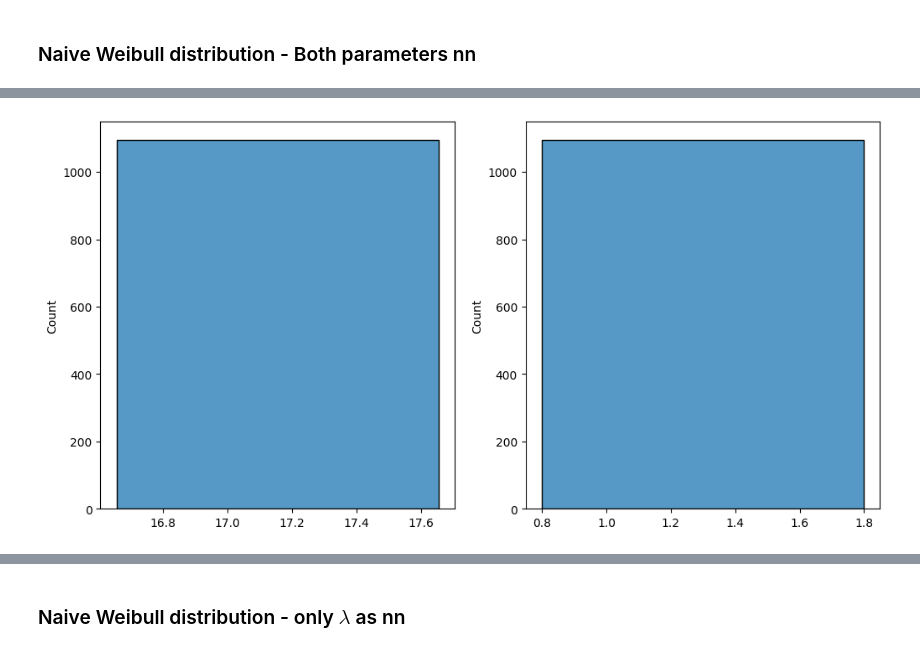
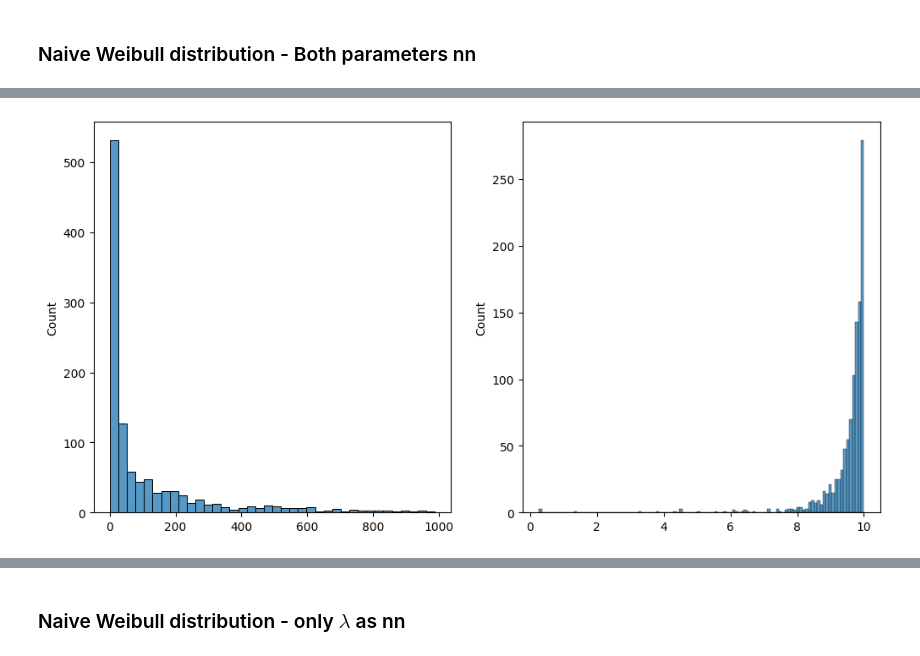
Before and after one commit to nhilariosilva/thetaflow_method_paper, a Jupyter notebook: TCGA-BRCA/TCGA-BRCA.ipynb, the cells around one changed output, grey strips where cells are left out. Saved outputs shown, nothing was run; the diff lists cells and outputs as text; code cells hidden in the pictures.

```diff
--- a/TCGA-BRCA/TCGA-BRCA.ipynb
+++ b/TCGA-BRCA/TCGA-BRCA.ipynb
@@ -106,14 +111,15 @@ def lam_link_inv(x):
     x_shifted = x - 1e-4
     return tf.math.log(x_shifted / (1000.0 - x_shifted))
 
+weibull_parameters = {
+    "lam": {"link": lam_link, "link_inv": lam_link_inv, "par_type": "nn", "shape": 1, "init": 1.0}, # scale
+    "rho": {"link": rho_link, "link_inv": rho_link_inv, "par_type": "nn", "shape": 1, "init": 1.0} # shape
+}
+
 # POSSIBLY I SHOULD BE CONSIDERING RHO TO BE A GLOBAL CONSTANT!!!
-weibull_parameters = {
-    "lam": {"link": tf.math.exp, "link_inv": tf.math.log, "par_type": "nn", "shape": 1, "init": 1.0}, # scale
-    "rho": {"link": tf.math.exp, "link_inv": tf.math.log, "par_type": "nn", "shape": 1, "init": 1.0} # shape
-}
 # weibull_parameters = {
-#     "lam": {"link": lam_link, "link_inv": lam_link_inv, "par_type": "nn", "shape": 1, "init": 1.0}, # scale
-#     "rho": {"link": rho_link, "link_inv": rho_link_inv, "par_type": "nn", "shape": 1, "init": 1.0} # shape
+#     "lam": {"link": tf.math.exp, "link_inv": tf.math.log, "par_type": "nn", "shape": 1, "init": 1.0}, # scale
+#     "rho": {"link": tf.math.exp, "link_inv": tf.math.log, "par_type": "nn", "shape": 1, "init": 1.0} # shape
 # }
 
 def weibull_loglikelihood_loss(model, nn_output, data):
@@ -142,7 +148,10 @@ def weibull_neural_network(model, seed = None):
     # Crucial because p >> n (~60,000 genes vs ~1,000 patients).
     # L1: LASSO Sparsity - feature selection for genes
     # L2: Highly correlated gene clusters, which may lead to multicolinearity problems
-    elastic_net = regularizers.L1L2(l1 = 1.0e-4, l2 = 1.0e-4)
+    # elastic_net = regularizers.L1L2(l1 = 1.0e-4, l2 = 1.0e-4)
+    lasso = tf.keras.regularizers.L1(
+        l1 = 0.1
+    )
 
     # ----- Compressor layer -----
     # Funnels ~60k normalized gene inputs to a 128 latent space
@@ -150,7 +159,7 @@ def weibull_neural_network(model, seed = None):
         units = 128,
         activation = "gelu",
         kernel_initializer = initializer,
-        kernel_regularizer = elastic_net,
+        kernel_regularizer = lasso,
         dtype = tf.float32,
         name = "gene_compressor"
     )
@@ -209,10 +218,13 @@ X = df.iloc[:,2:].to_numpy()
 # Standardize X so every feature has mean=0 and variance=1
 scaler = StandardScaler()
 X = scaler.fit_transform(X)
+# X = tf.cast(X, dtype = tf.float32)
 
+# y = tf.cast( df.iloc[:,0].to_numpy()/365, dtype = tf.float32 )
 y = df.iloc[:,0].to_numpy()/365
+# delta = tf.cast( df.iloc[:,1].to_numpy(), dtype = tf.float32 )
 delta = df.iloc[:,1].to_numpy()
-data = [tf.constant(y, shape = (len(y), 1), dtype = tf.float32), tf.constant(delta, shape = (len(y), 1), dtype = tf.float32)]
+data = [tf.constant(y, shape = (len(y), 1), dtype = tf.float32), tf.constant(delta, shape = (len(delta), 1), dtype = tf.float32)]
 # %%
 with tf.device("/GPU:0"):
     # There is no need to include the intercept in X_train, since the neural network already handles it, so input_dim = (None, 1)
@@ -261,14 +274,14 @@ Optimization finished in 156.907 seconds.
 # %%
 nn_output = weibull_model(X, training = False)
 
-lam_X = weibull_model.get_variable("lam", nn_output_batch)
-rho_X = weibull_model.get_variable("rho", nn_output_batch)
+lam_X = weibull_model.get_variable("lam", nn_output)
+rho_X = weibull_model.get_variable("rho", nn_output)
 
 fig, ax = plt.subplots(nrows = 1, ncols = 2, figsize = (12,6))
 
 sns.histplot(x = lam_X.numpy().flatten(), ax = ax[0])
 sns.histplot(x = rho_X.numpy().flatten(), ax = ax[1])
 
 plt.show()
 # %% [output]
-[figure, old version]
+[figure, new version]
```
Also changed, not shown: parts of 27 cells of this notebook, 2 other files.
